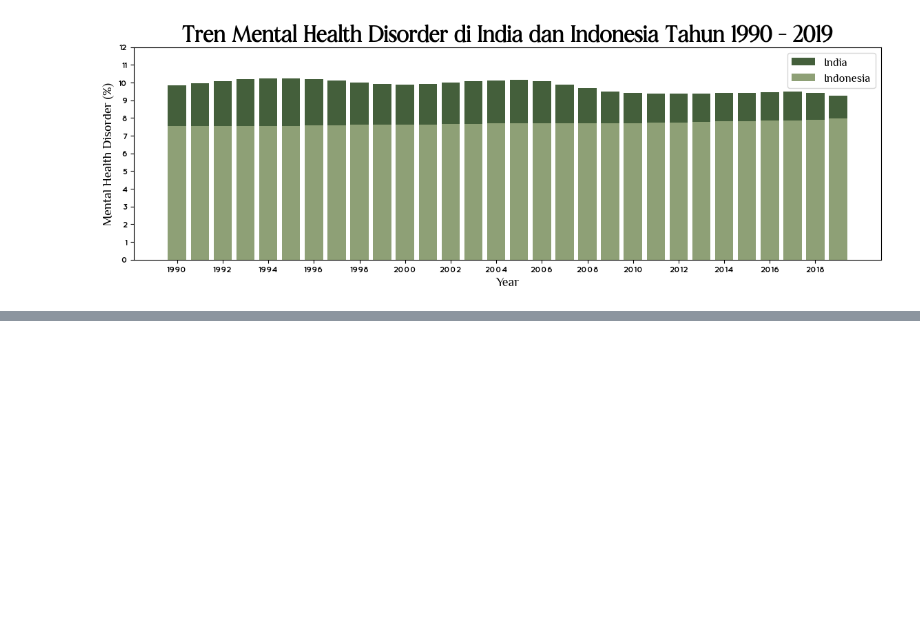
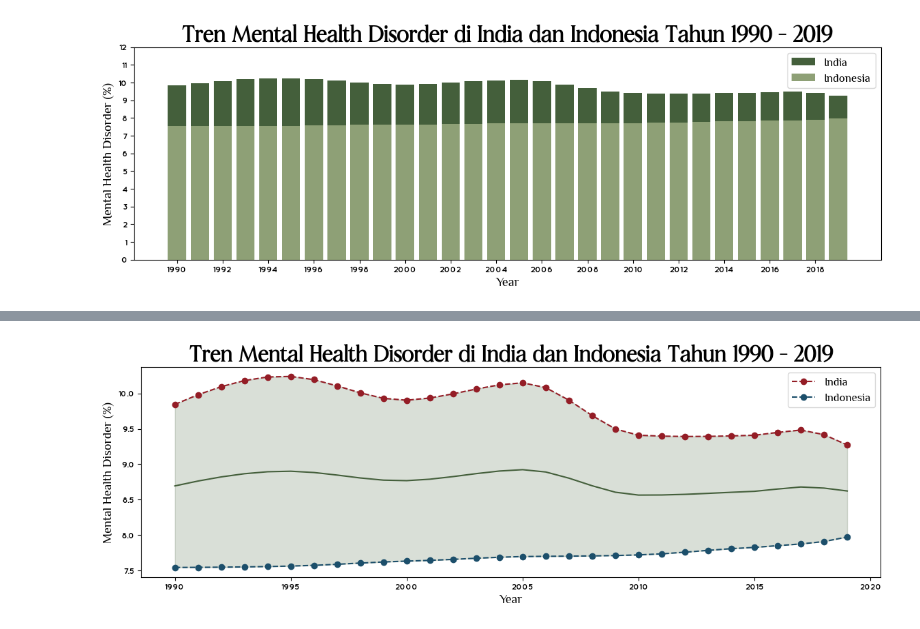
Before and after one commit to ikariyani/python-100daysChallenge, a Jupyter notebook: PROJECT/DAY 93/MENTAL HEALTH DISORDER DAY 3.ipynb, the cells around one changed output, grey strips where cells are left out. Cells and saved outputs as stored; diff of their text form; code cells hidden in the pictures; blank space fills up the shorter version.

```diff
--- a/PROJECT/DAY 93/MENTAL HEALTH DISORDER DAY 3.ipynb
+++ b/PROJECT/DAY 93/MENTAL HEALTH DISORDER DAY 3.ipynb
@@ -273,0 +374,21 @@ plt.show()
+# %%
+plt.figure(figsize = (14,4))
+
+sns.lineplot(data = df, x = df['Year'], y = df['Total'], color = '#445f3b')
+plt.plot(india['Year'], india['Total'], color = '#941d26', label = 'India', marker = 'o', linestyle = '--')
+plt.plot(indo['Year'], indo['Total'], color = '#1c4f6b', label = 'Indonesia', marker = 'o', linestyle = '--')
+
+
+plt.title('Tren Mental Health Disorder di India dan Indonesia Tahun 1990 - 2019', fontproperties = font1)
+plt.xlabel('Year', fontproperties = font2)
+plt.ylabel('Mental Health Disorder (%)', fontproperties = font2)
+
+
+plt.xticks(fontproperties = font3)
+plt.yticks(fontproperties = font3)
+
+plt.legend(prop = font5)
+
+plt.show()
+# %% [output]
+[figure, added]
```
Also changed, not shown: parts of 13 cells of this notebook, 9 other files.
